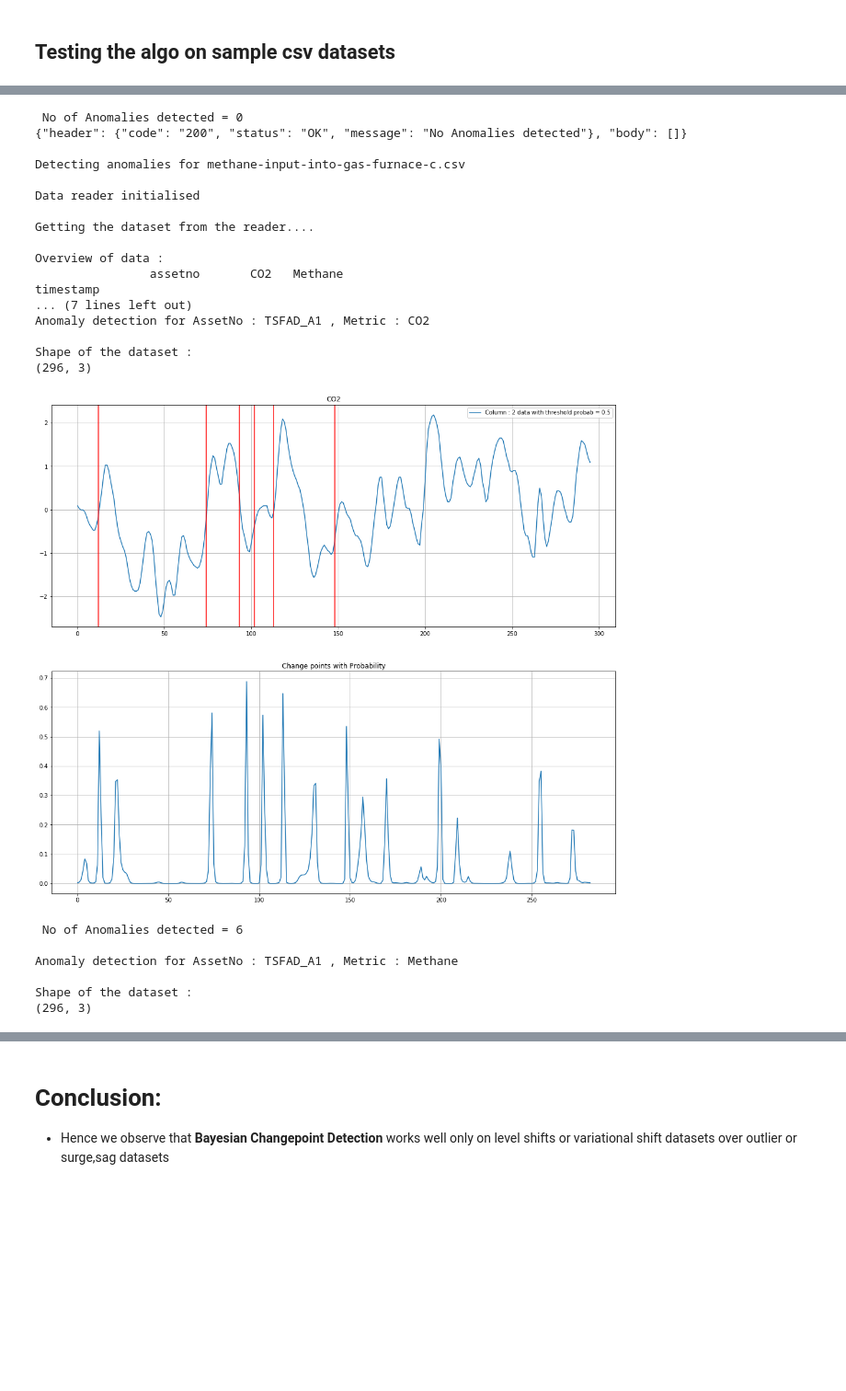
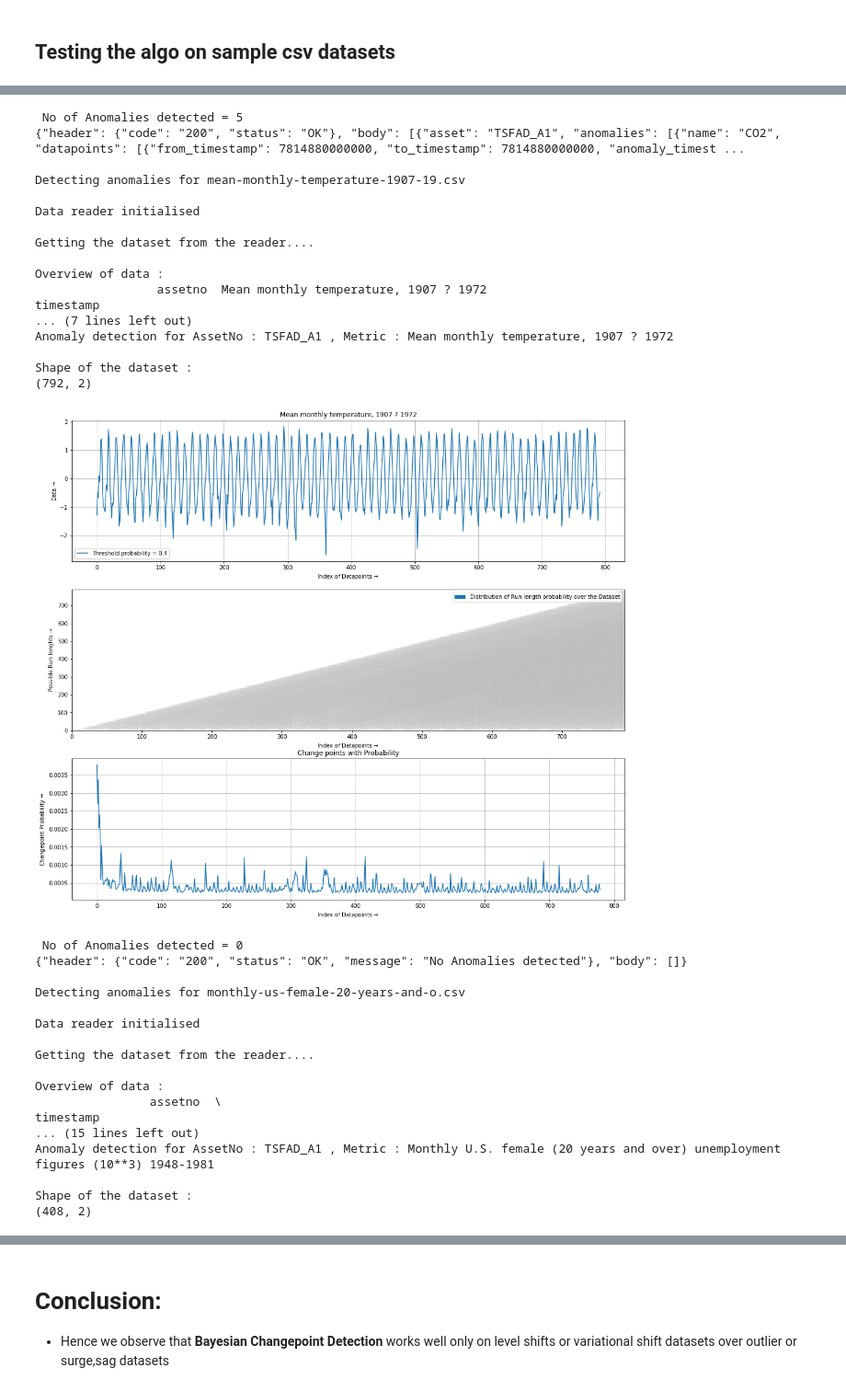
Before and after one commit to Rohithram/Bayesian-Changepoint-Detection, a Jupyter notebook: rohithram/Notebooks/bayesian_detector/anomaly_detection_using_bayes_cpt_deployable.ipynb, the cells around one changed output, grey strips where cells are left out. Shown at 92% size. Saved outputs shown, nothing was run; the diff lists cells and outputs as text; code cells hidden in the pictures; blank space fills up the shorter version.

```diff
--- a/rohithram/Notebooks/bayesian_detector/anomaly_detection_using_bayes_cpt_deployable.ipynb
+++ b/rohithram/Notebooks/bayesian_detector/anomaly_detection_using_bayes_cpt_deployable.ipynb
@@ -148,6 +146,14 @@ def main(json_data,mode=mode_options[0],thres_prob=0.5,samples_to_wait=10,expect
 
         try:
 
+            #converting user given mode to all lower case
+            mode = mode.lower()
+            # Check for mode
+            if(mode not in mode_options):
+                error_codes1['param']['data']['argument']='mode'
+                error_codes1['param']['data']['value']=mode
+                error_codes1['param']['message']='should be one of {}'.format((mode_options))
+                return json.dumps(error_codes1['param'])
 
 
             # type_checker is python file which has Type_checker class which checks given parameter types
@@ -329,7 +319,7 @@ for filename in os.listdir(data_dir):
 
     json_data  = reader_helper.read(reader_kwargs1)
     algo_kwargs1 = algo_kwargs()
-
+    algo_kwargs1['thres_prob'] = 0.4
     res = main(**algo_kwargs1,json_data=json_data)
     print(res)
 # %% [output]
@@ -372,24 +354,35 @@ Shape of the dataset :
- No of Anomalies detected = 0
-{"header": {"code": "200", "status": "OK", "message": "No Anomalies detected"}, "body": []}
+ No of Anomalies detected = 5
+{"header": {"code": "200", "status": "OK"}, "body": [{"asset": "TSFAD_A1", "anomalies": [{"name": "CO2", "datapoints": [{"from_timestamp": 7814880000000, "to_timestamp": 7814880000000, "anomaly_timest ...
 
-Detecting anomalies for methane-input-into-gas-furnace-c.csv
+Detecting anomalies for mean-monthly-temperature-1907-19.csv
 
 Data reader initialised
 
 Getting the dataset from the reader....
 
 Overview of data :
-                assetno       CO2   Methane
+                 assetno  Mean monthly temperature, 1907 ? 1972
 timestamp
 ... (7 lines left out)
-Anomaly detection for AssetNo : TSFAD_A1 , Metric : CO2
+Anomaly detection for AssetNo : TSFAD_A1 , Metric : Mean monthly temperature, 1907 ? 1972
 
 Shape of the dataset :
-(296, 3)
+(792, 2)
-[figure, old version]
+[figure, new version]
- No of Anomalies detected = 6
+ No of Anomalies detected = 0
+{"header": {"code": "200", "status": "OK", "message": "No Anomalies detected"}, "body": []}
 
-Anomaly detection for AssetNo : TSFAD_A1 , Metric : Methane
+Detecting anomalies for monthly-us-female-20-years-and-o.csv
+
+Data reader initialised
+
+Getting the dataset from the reader....
+
+Overview of data :
+                assetno  \
+timestamp
+... (15 lines left out)
+Anomaly detection for AssetNo : TSFAD_A1 , Metric : Monthly U.S. female (20 years and over) unemployment figures (10**3) 1948-1981
 
 Shape of the dataset :
-(296, 3)
+(408, 2)
```
Also changed, not shown: parts of 4 cells of this notebook, 4 other files.
